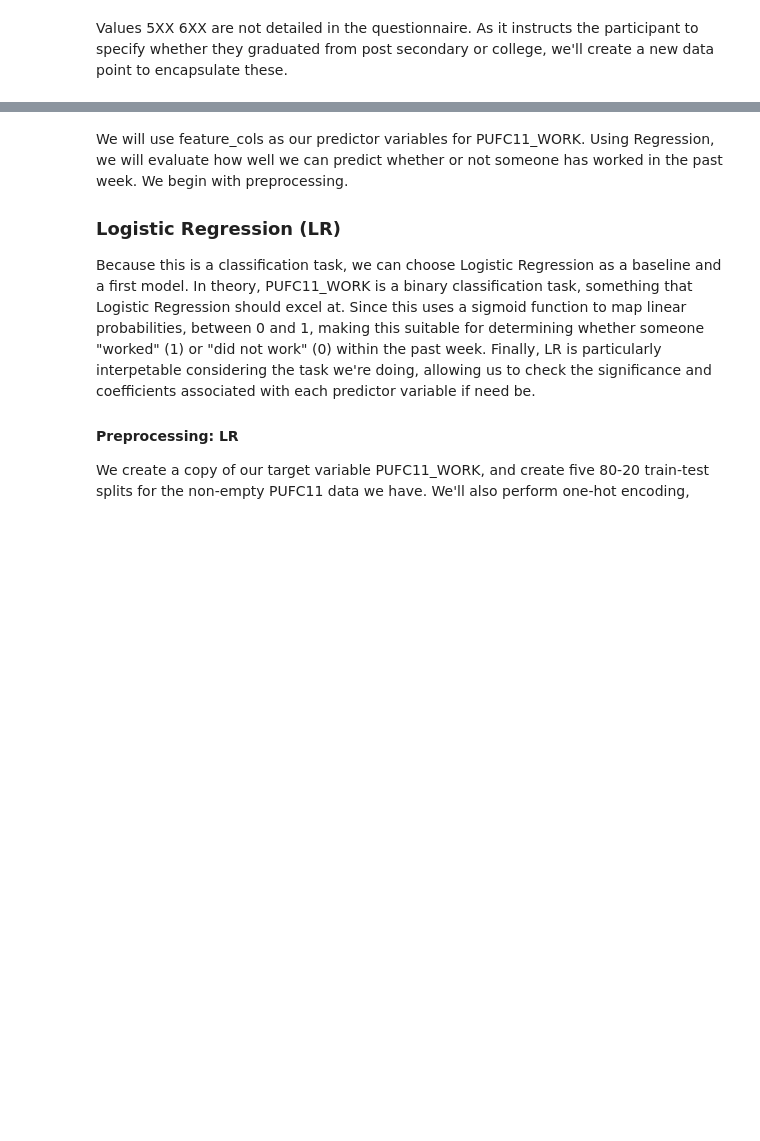
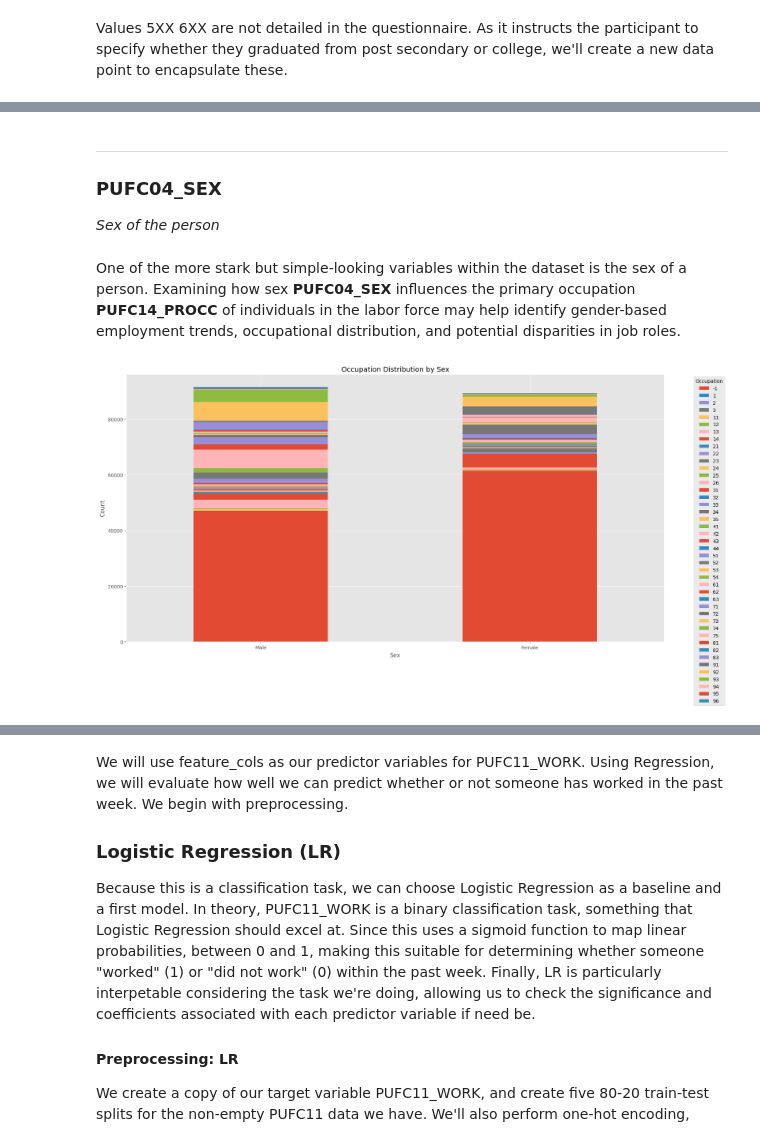
Before and after one commit to devonjavier/STINTSY-Project, a Jupyter notebook: STINTSY_MCO_LFS.ipynb, the cells around one changed output, grey strips where cells are left out. Cells and saved outputs as stored; diff of their text form; code cells hidden in the pictures; blank space fills up the shorter version.

```diff
--- a/STINTSY_MCO_LFS.ipynb
+++ b/STINTSY_MCO_LFS.ipynb
@@ -202,0 +419,17 @@ plt.show()
+# %% [markdown]
+---
+### PUFC04_SEX
+_Sex of the person_
+# %% [markdown]
+One of the more stark but simple-looking variables within the dataset is the sex of a person. Examining how sex __PUFC04_SEX__ influences the primary occupation __PUFC14_PROCC__ of individuals in the labor force may help identify gender-based employment trends, occupational distribution, and potential disparities in job roles.
+# %%
+occupation_sex = lfs_data.groupby(['PUFC04_SEX', 'PUFC14_PROCC']).size().unstack(fill_value=0)
+occupation_sex.plot(kind='bar', stacked=True, figsize=(20, 10))
+plt.title('Occupation Distribution by Sex')
+plt.xlabel('Sex')
+plt.ylabel('Count')
+plt.xticks([False, True], ['Male', 'Female'], rotation=0)
+plt.legend(title='Occupation', bbox_to_anchor=(1.05, 1), loc='upper left')
+plt.show()
+# %% [output]
+[figure, added]
```
Also changed, not shown: parts of 141 cells of this notebook, 17 other files.
